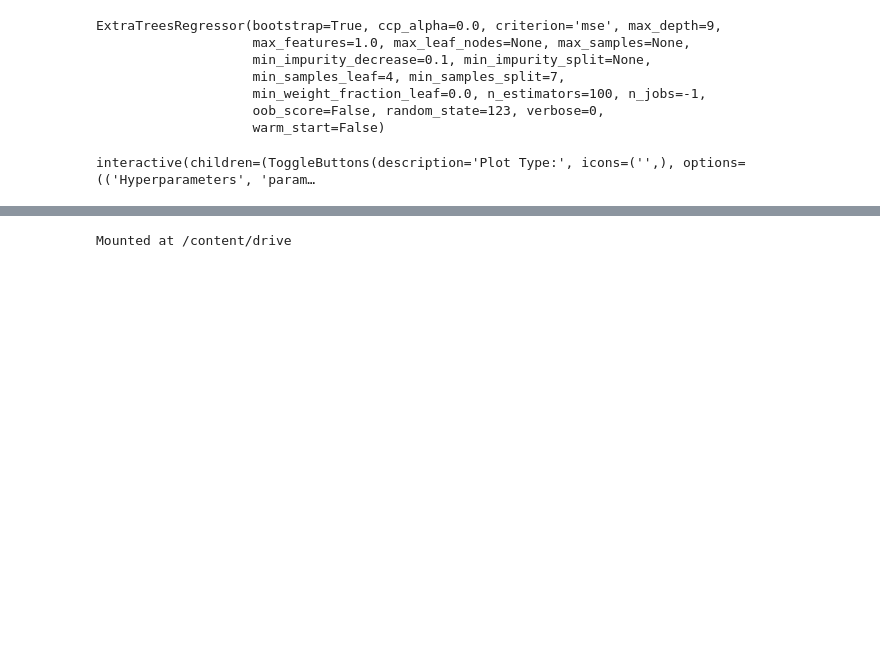
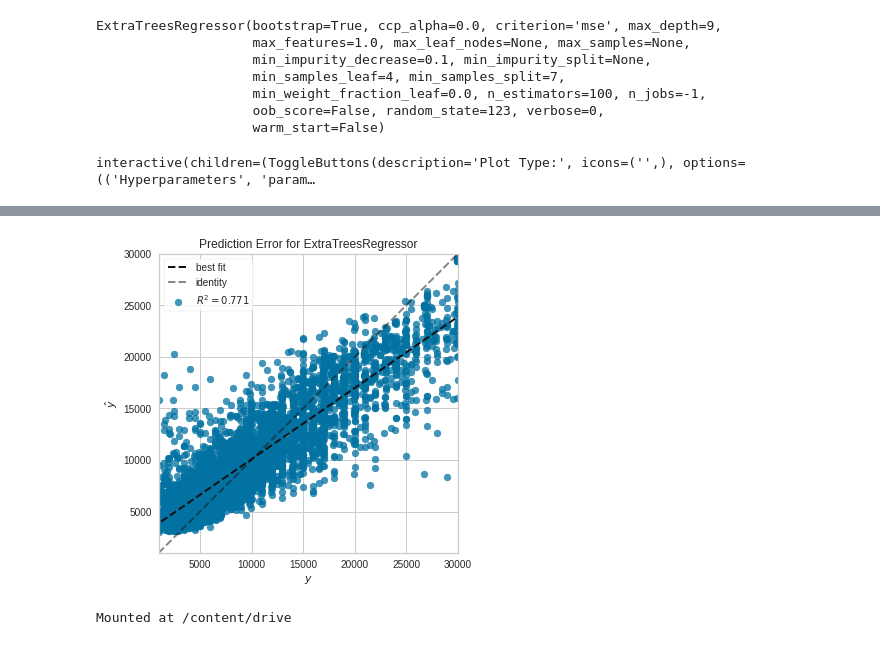
Before and after one commit to yesalgado/Archivos_CSV, a Jupyter notebook: Cuadernos_de_trabajo/Revisar3.ipynb, the cells around one changed output, grey strips where cells are left out. Cells and saved outputs as stored; diff of their text form; code cells hidden in the pictures; blank space fills up the shorter version.

```diff
--- a/Cuadernos_de_trabajo/Revisar3.ipynb
+++ b/Cuadernos_de_trabajo/Revisar3.ipynb
@@ -300,3 +304,7 @@ interactive(children=(ToggleButtons(description='Plot Type:', icons=('',), optio
+# %%
+plot_model(modelo_final, plot = 'error')
+# %% [output]
+[figure, added]
 # %%
 from google.colab import drive
 drive.mount('/content/drive')
```
Also changed, not shown: parts of 1 cell of this notebook.
